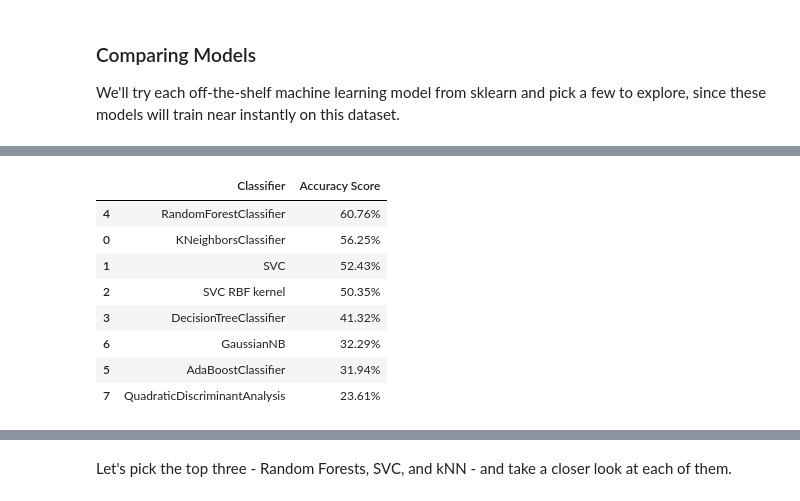
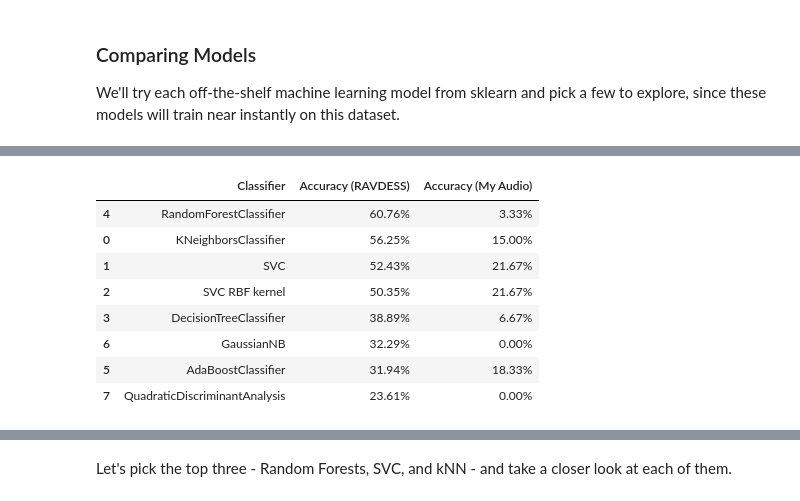
Before and after one commit to ekam-n/IAT360-Week3-ClassicML, a Jupyter notebook: Week_3_MachineLearning.ipynb, the cells around one changed output, grey strips where cells are left out. Saved outputs shown, nothing was run; the diff lists cells and outputs as text; code cells hidden in the pictures.

```diff
--- a/Week_3_MachineLearning.ipynb
+++ b/Week_3_MachineLearning.ipynb
@@ -243,6 +291,9 @@ Once saved you only need to load them later by running the cell below, and **ski
 # %%
 features=pd.read_csv('/Users/ekamnijjar/Library/CloudStorage/OneDrive-SimonFraserUniversity(1sfu)/IAT/iat 360/Assignments/Assignment 3/featuresRavdess.csv',index_col=0)
 emotions=pd.read_csv('/Users/ekamnijjar/Library/CloudStorage/OneDrive-SimonFraserUniversity(1sfu)/IAT/iat 360/Assignments/Assignment 3/emotionsRavdess.csv',index_col=0)
+# %%
+my_features=pd.read_csv('/Users/ekamnijjar/Library/CloudStorage/OneDrive-SimonFraserUniversity(1sfu)/IAT/iat 360/Assignments/Assignment 3/myFeaturesRavdess.csv',index_col=0)
+my_emotions=pd.read_csv('/Users/ekamnijjar/Library/CloudStorage/OneDrive-SimonFraserUniversity(1sfu)/IAT/iat 360/Assignments/Assignment 3/myEmotionsRavdess.csv',index_col=0)
 # %% [markdown]
 let's see if they have been loaded correctly!
 # %%
@@ -346,6 +470,19 @@ scaler = MinMaxScaler()
 # keep our unscaled features just in case we need to process them alternatively
 features_minmax = features
 features_minmax = scaler.fit_transform(features_minmax)
+# %%
+from sklearn.preprocessing import StandardScaler
+from sklearn.preprocessing import MinMaxScaler
+
+scaler = StandardScaler()
+# keep our unscaled features just in case we need to process them alternatively
+my_features_scaled = my_features
+my_features_scaled = scaler.fit_transform(my_features_scaled)
+
+scaler = MinMaxScaler()
+# keep our unscaled features just in case we need to process them alternatively
+my_features_minmax = my_features
+my_features_minmax = scaler.fit_transform(my_features_minmax)
 # %% [markdown]
 Make sure our features are properly scaled:
 # %%
@@ -436,38 +644,46 @@ We'll try each off-the-shelf machine learning model from sklearn and pick a few
 # %%
+# Standard Scaling
+
 from sklearn.neighbors import KNeighborsClassifier
 from sklearn.svm import SVC
 from sklearn.tree import DecisionTreeClassifier
 from sklearn.ensemble import RandomForestClassifier, AdaBoostClassifier
 from sklearn.naive_bayes import GaussianNB
 from sklearn.discriminant_analysis import QuadraticDiscriminantAnalysis
 
 classification_models = [
     KNeighborsClassifier(),#(3),
     SVC(kernel='linear'),#, C=0.025),
     SVC(kernel='rbf'),
     DecisionTreeClassifier(),#max_depth=5),
     RandomForestClassifier(),#max_depth=5, n_estimators=10, max_features=1),
     AdaBoostClassifier(),
     GaussianNB(),
     QuadraticDiscriminantAnalysis()]
 
 scores = []
 for model in classification_models:
     model.fit(X_train_scaled, y_train)
     score = model.score(X_test_scaled, y_test)
+    my_score = model.score(my_features_scaled, my_emotions)
     model_name = type(model).__name__
-    if model_name=='SVC' and model.kernel=='rbf': model_name+=' RBF kernel'
-    scores.append((model_name,(f'{100*score:.2f}%')))
-# Make it pretty
-scores_df = pd.DataFrame(scores,columns=['Classifier','Accuracy Score'])
-scores_df.sort_values(by='Accuracy Score',axis=0,ascending=False)
+    if model_name == 'SVC' and getattr(model, "kernel", None) == 'rbf':
+        model_name += ' RBF kernel'
+    scores.append((model_name, f'{100*score:.2f}%', f'{100*my_score:.2f}%'))
+
+scores_df = pd.DataFrame(scores, columns=['Classifier','Accuracy (RAVDESS)','Accuracy (My Audio)'])
+
+# sort by the RAVDESS column numerically
+scores_df['_sort'] = scores_df['Accuracy (RAVDESS)'].str.rstrip('%').astype(float)
+scores_df = scores_df.sort_values('_sort', ascending=False).drop(columns='_sort')
+scores_df
 # %% [output]
-|  | Classifier | Accuracy Score |
-| 4 | RandomForestClassifier | 60.76% |
-| 0 | KNeighborsClassifier | 56.25% |
-| 1 | SVC | 52.43% |
-| 2 | SVC RBF kernel | 50.35% |
-| 3 | DecisionTreeClassifier | 41.32% |
-| 6 | GaussianNB | 32.29% |
-| 5 | AdaBoostClassifier | 31.94% |
-| 7 | QuadraticDiscriminantAnalysis | 23.61% |
+|  | Classifier | Accuracy (RAVDESS) | Accuracy (My Audio) |
+| 4 | RandomForestClassifier | 60.76% | 3.33% |
+| 0 | KNeighborsClassifier | 56.25% | 15.00% |
+| 1 | SVC | 52.43% | 21.67% |
+| 2 | SVC RBF kernel | 50.35% | 21.67% |
+| 3 | DecisionTreeClassifier | 38.89% | 6.67% |
+| 6 | GaussianNB | 32.29% | 0.00% |
+| 5 | AdaBoostClassifier | 31.94% | 18.33% |
+| 7 | QuadraticDiscriminantAnalysis | 23.61% | 0.00% |
```
Also changed, not shown: parts of 17 cells of this notebook.
